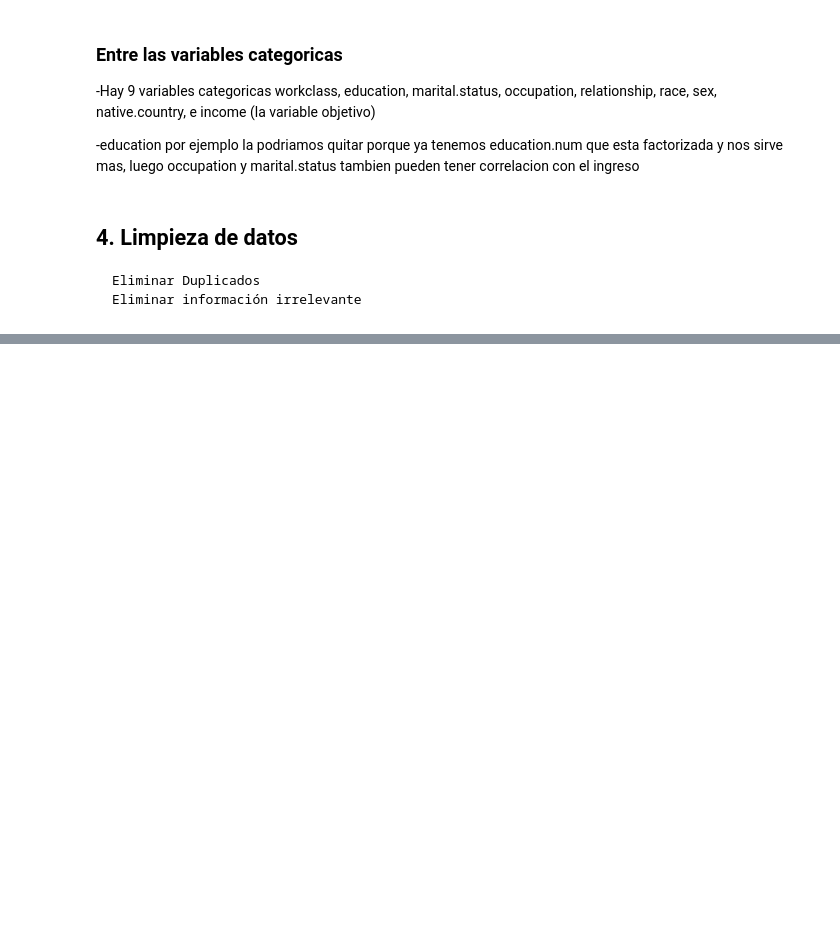
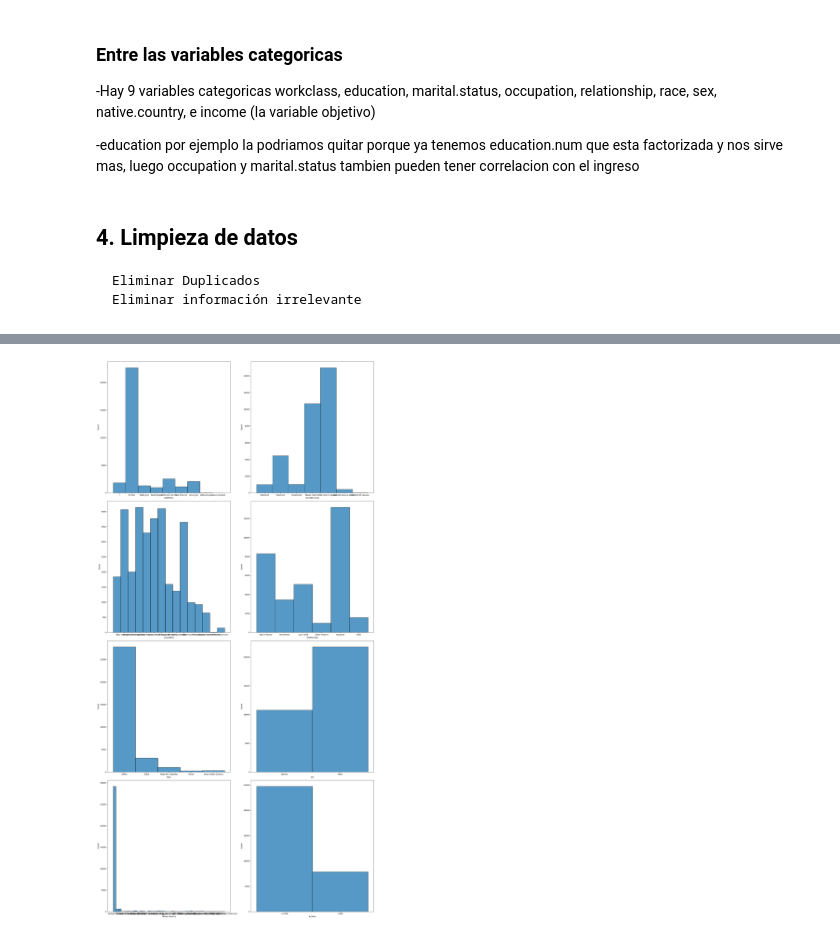
Before and after one commit to 4GeeksAcademy/najuvgz-intro-ml, a Jupyter notebook: src/13-recommendation-systems.ipynb, the cells around one changed output, grey strips where cells are left out. Drawn from its saved outputs; the diff is of its cells as text; code cells hidden in the pictures; blank space fills up the shorter version.

```diff
--- a/src/13-recommendation-systems.ipynb
+++ b/src/13-recommendation-systems.ipynb
@@ -103,0 +128,16 @@ En principio no hay valores nulos, pero si nos fijamos este csv trata los valore
+# %%
+fig, axs = plt.subplots(4, 2, figsize=(20,40))
+
+sns.histplot(ax=axs[0, 0], data=df, x="workclass")
+sns.histplot(ax=axs[0, 1], data=df, x="marital.status")
+sns.histplot(ax=axs[1, 0], data=df, x="occupation")
+sns.histplot(ax=axs[1, 1], data=df, x="relationship")
+sns.histplot(ax=axs[2, 0], data=df, x="race")
+sns.histplot(ax=axs[2, 1], data=df, x="sex")
+sns.histplot(ax=axs[3, 0], data=df, x="native.country")
+sns.histplot(ax=axs[3, 1], data=df, x="income")
+
+plt.tight_layout()
+plt.show()
+# %% [output]
+[figure, added]
```
Also changed, not shown: parts of 26 cells of this notebook, 1 other file.
